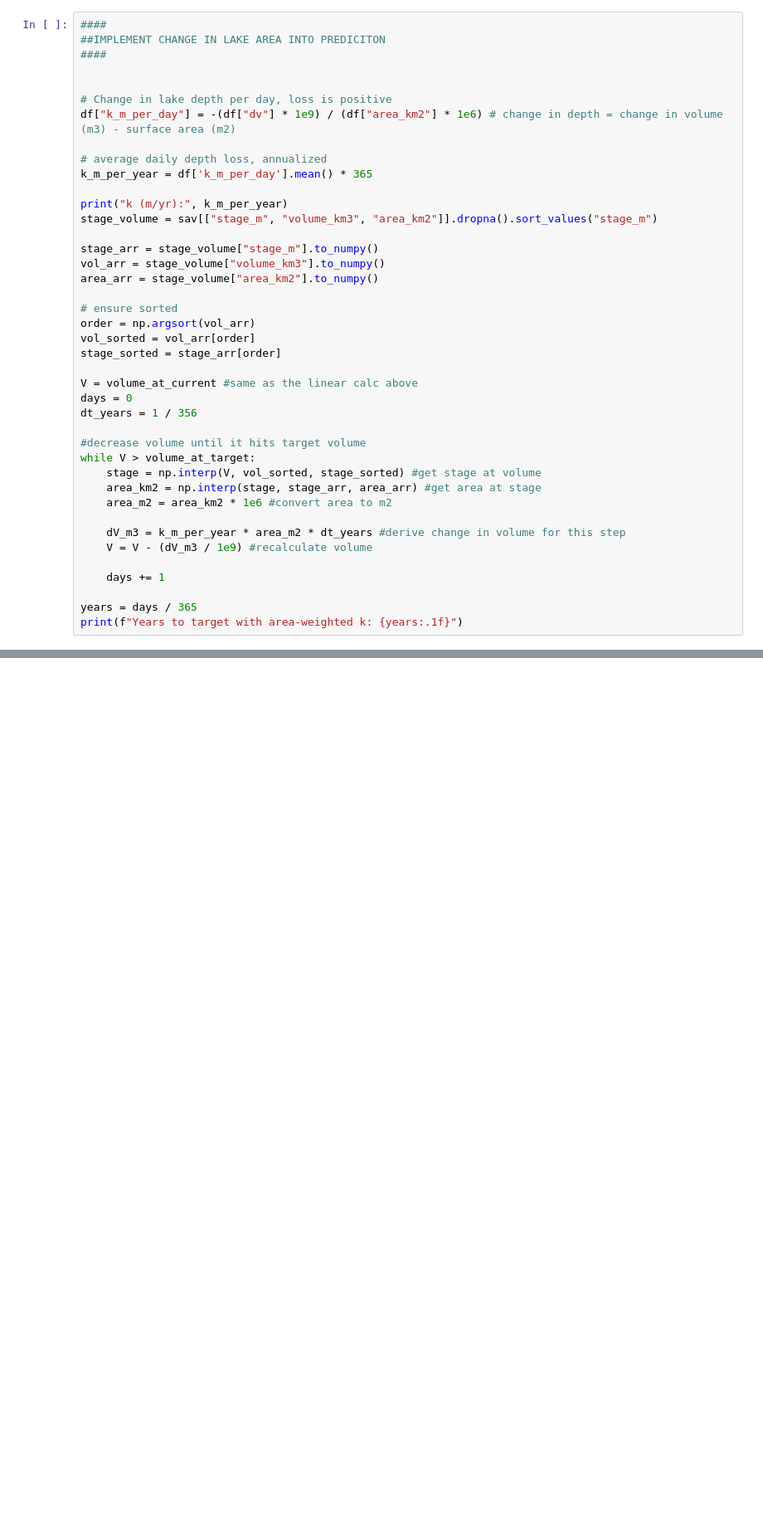
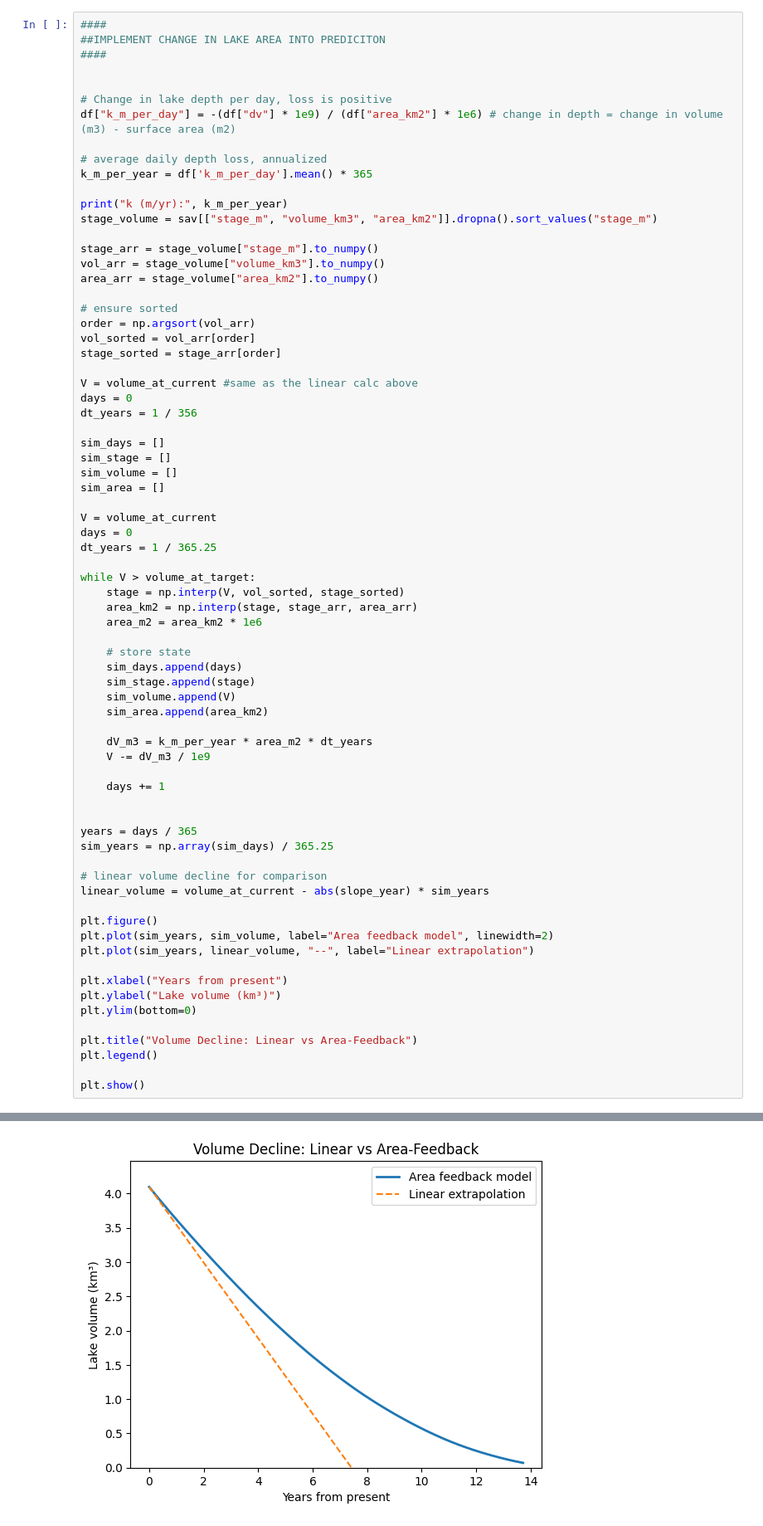
Before and after one commit to cjlinville/NorthArmGSL, a Jupyter notebook: ColtonCalcs_USGS.ipynb, the cells around one changed output, grey strips where cells are left out. Shown at 83% size. Drawn from its saved outputs; the diff is of its cells as text; blank space fills up the shorter version.

```diff
--- a/ColtonCalcs_USGS.ipynb
+++ b/ColtonCalcs_USGS.ipynb
@@ -256,18 +256,49 @@ V = volume_at_current #same as the linear calc above
 days = 0
 dt_years = 1 / 356
 
-#decrease volume until it hits target volume
+sim_days = []
+sim_stage = []
+sim_volume = []
+sim_area = []
+
+V = volume_at_current
+days = 0
+dt_years = 1 / 365.25
+
 while V > volume_at_target:
-    stage = np.interp(V, vol_sorted, stage_sorted) #get stage at volume
-    area_km2 = np.interp(stage, stage_arr, area_arr) #get area at stage
-    area_m2 = area_km2 * 1e6 #convert area to m2
+    stage = np.interp(V, vol_sorted, stage_sorted)
+    area_km2 = np.interp(stage, stage_arr, area_arr)
+    area_m2 = area_km2 * 1e6
 
-    dV_m3 = k_m_per_year * area_m2 * dt_years #derive change in volume for this step
-    V = V - (dV_m3 / 1e9) #recalculate volume
+    # store state
+    sim_days.append(days)
+    sim_stage.append(stage)
+    sim_volume.append(V)
+    sim_area.append(area_km2)
+
+    dV_m3 = k_m_per_year * area_m2 * dt_years
+    V -= dV_m3 / 1e9
 
     days += 1
 
+
 years = days / 365
-print(f"Years to target with area-weighted k: {years:.1f}")
+sim_years = np.array(sim_days) / 365.25
+
+# linear volume decline for comparison
+linear_volume = volume_at_current - abs(slope_year) * sim_years
+
+plt.figure()
+plt.plot(sim_years, sim_volume, label="Area feedback model", linewidth=2)
+plt.plot(sim_years, linear_volume, "--", label="Linear extrapolation")
+
+plt.xlabel("Years from present")
+plt.ylabel("Lake volume (km³)")
+plt.ylim(bottom=0)
+
+plt.title("Volume Decline: Linear vs Area-Feedback")
+plt.legend()
+
+plt.show()
 # %% [output]
 k (m/yr): 0.4884155002102654
@@ -274,0 +305 @@ Years to target with area-weighted k: 13.4
+[figure, added]
```
Also changed, not shown: parts of 4 cells of this notebook, 3 other files.
